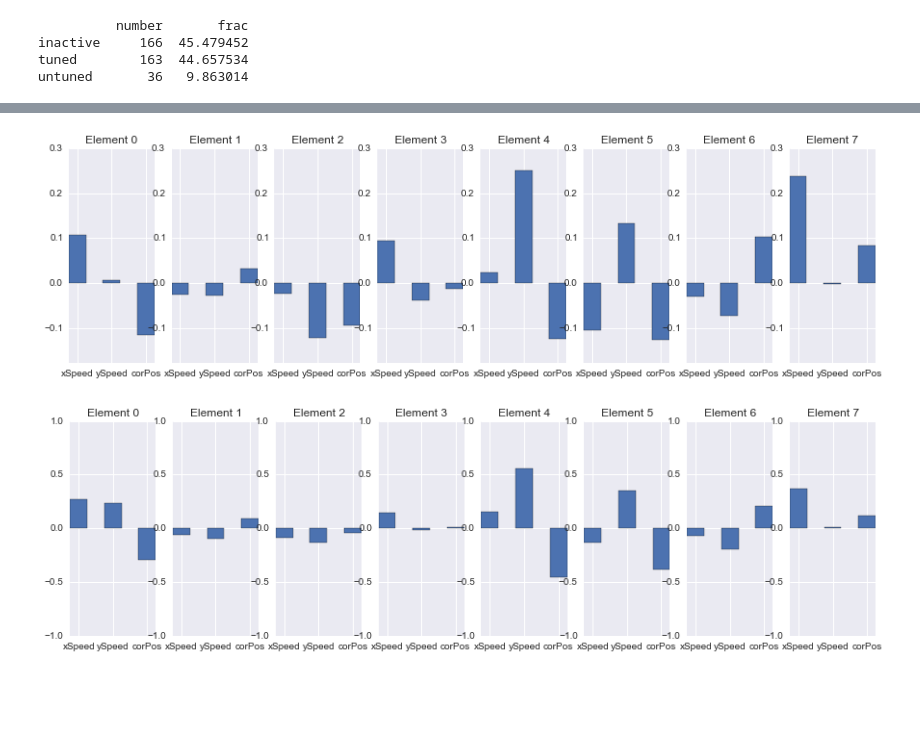
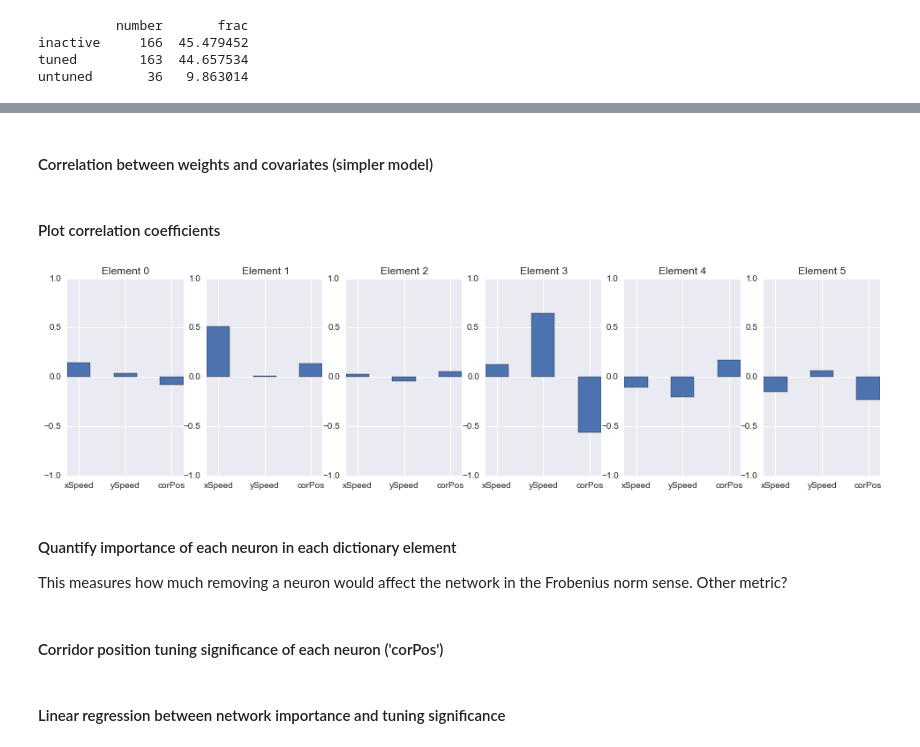
Before and after one commit to clarafy/covariance-dictionary, a Jupyter notebook: mouse_data.ipynb, the cells around one changed output, grey strips where cells are left out. Saved outputs shown, nothing was run; the diff lists cells and outputs as text; code cells hidden in the pictures; blank space fills up the shorter version.

```diff
--- a/mouse_data.ipynb
+++ b/mouse_data.ipynb
@@ -155,0 +171,6 @@ n_win = X.shape[1]
+# %%
+k = 6 # number of dictionary elements
+admm = covdict.CovarianceDictionary(k=k, method='admm', verbose=True, time=True, admm_gamma=0.5)
+t = time.time()
+Wadmm = admm.fit_transform(X)
+print str(time.time() - t) + ' seconds'
@@ -160,10 +199,3 @@ n_reg = len(reg_names)
 regressors = np.vstack([np.mean(covariates.loc[i : i + win, :], axis=0)
                         for i in np.arange(0, n_samp - win, shift * win)])
 reg = regressors[:, reg_idx]
-# %%
-k = 8 # number of dictionary elements
-reload(covdict)
-admm = covdict.CovarianceDictionary(k=k, method='admm', verbose=True, time=True, correlation=False, admm_gamma=0.5)
-t = time.time()
-Wadmm = admm.fit_transform(X)
-print str(time.time() - t) + ' seconds'
@@ -225,0 +248,15 @@ icp = lr.intercept_
+# %%
+sns.set_style('darkgrid')
+fig = plt.figure(figsize=(5.5 * n_reg, 4));
+
+ymin = np.min(coef) - 0.05
+ymax = np.max(coef) + 0.05
+width = 0.5
+
+for i in range(k):
+    ax = fig.add_subplot(1, k, i + 1);
+    plt.title('Element ' + str(i));
+    plt.bar(np.arange(n_reg), coef[i, :], width=width);
+    ax.set_xticks(np.arange(n_reg) + width / 2);
+    ax.set_xticklabels(reg_names);
+    plt.ylim(ymin, ymax);
@@ -226 +265,3 @@ icp = lr.intercept_
+# %% [markdown]
+#### Correlation between weights and covariates (simpler model)
 # %%
@@ -228,33 +268,20 @@ icp = lr.intercept_
 cor = np.corrcoef(reg.T, Wadmm)[: n_reg, n_reg :]
+# %% [markdown]
+#### Plot correlation coefficients
 # %%
-# Linear regression coefficients
 sns.set_style('darkgrid')
-fig = plt.figure(figsize=(5 * n_reg, 4));
-
-ymin = np.min(coef) - 0.05
-ymax = np.max(coef) + 0.05
+fig = plt.figure(figsize=(5.5 * n_reg, 4));
 
 for i in range(k):
     ax = fig.add_subplot(1, k, i + 1);
     plt.title('Element ' + str(i));
-    plt.bar(np.arange(n_reg), coef[i, :], width=0.5);
+    plt.bar(np.arange(n_reg), cor[:, i], width=width);
     ax.set_xticks(np.arange(n_reg) + width / 2);
     ax.set_xticklabels(reg_names);
-    plt.ylim(ymin, ymax);
+    plt.ylim(-1, 1);
 # %% [output]
-[figure, old version]
+[figure, new version]
-# %%
-# Correlation coefficients
-sns.set_style('darkgrid')
-fig = plt.figure(figsize=(5 * n_reg, 4));
-
-for i in range(k):
-    ax = fig.add_subplot(1, k, i + 1);
-    plt.title('Element ' + str(i));
-    plt.bar(np.arange(n_reg), cor[:, i], width=0.5);
-    ax.set_xticks(np.arange(n_reg) + width / 2);
-    ax.set_xticklabels(reg_names);
-    plt.ylim(-1, 1);
-# %% [output]
-[figure, removed]
+# %% [markdown]
+#### Quantify importance of each neuron in each dictionary element
+This measures how much removing a neuron would affect the network in the Frobenius norm sense. Other metric?
 # %%
@@ -264,0 +290,2 @@ p_tune = table_active.units.pVal.values
+# %% [markdown]
+#### Corridor position tuning significance of each neuron ('corPos')
@@ -265 +294,3 @@ p_tune = table_active.units.pVal.values
+# %% [markdown]
+#### Linear regression between network importance and tuning significance
 # %%
```
Also changed, not shown: parts of 40 cells of this notebook.
